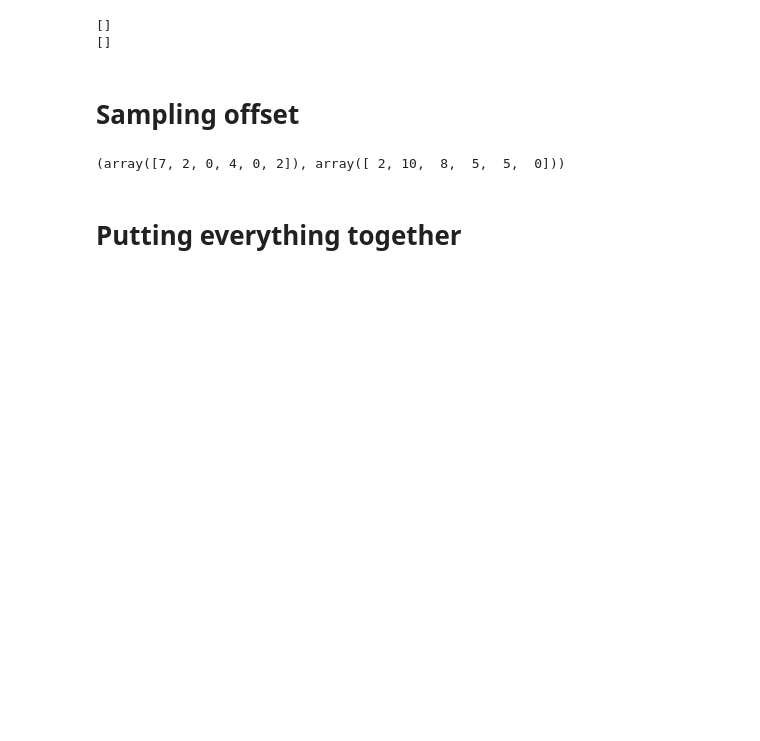
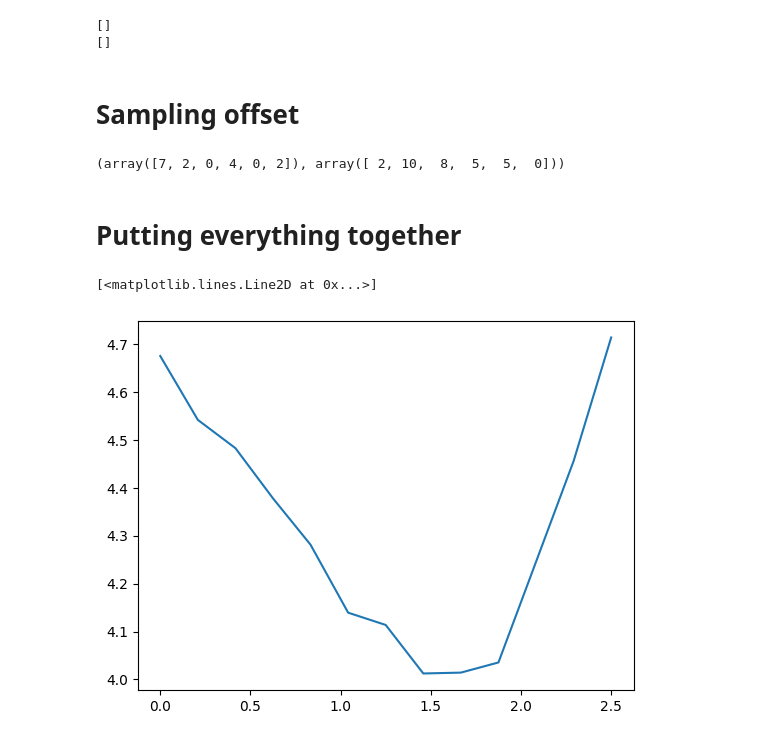
Before and after one commit to ricsi98/utvalasztas_verseny, a Jupyter notebook: sampling.ipynb, the cells around one changed output. Cells and saved outputs as stored; diff of their text form; code cells hidden in the pictures; blank space fills up the shorter version.

```diff
--- a/sampling.ipynb
+++ b/sampling.ipynb
@@ -234,15 +234,24 @@ class Navigator:
 
 
 
-N = 10000
+N = 10_000
 EPSILON = 1
-os = RejectionOffsetSampler(N, EPSILON)
-nav = Navigator(os)
 
-samples = []
-for _ in tqdm(range(1000), total=1000):
-    sx, sy, tx, ty = np.random.randint(N, size=4)
-    path = nav.navigate(sx, sy, tx, ty)
-    samples.append(len(path))
 
-plt.hist(samples, bins=100, density=True)
+distances = {}
+
+for alpha in np.linspace(0, 2.5, 13):
+    os = RejectionOffsetSampler(N, alpha)
+    nav = Navigator(os)
+
+    distances[alpha] = []
+    for _ in tqdm(range(200), total=200):
+        cx, cy, tx, ty = np.random.randint(N, size=4)
+        distances[alpha].append(len(nav.navigate(cx, cy, tx, ty)))
+# %%
+import matplotlib.pyplot as plt
+
+plt.plot(distances.keys(), [np.log(np.mean(distances[alpha])) for alpha in distances.keys()])
+# %% [output]
+[<matplotlib.lines.Line2D at 0x...>]
+[figure, added]
```
